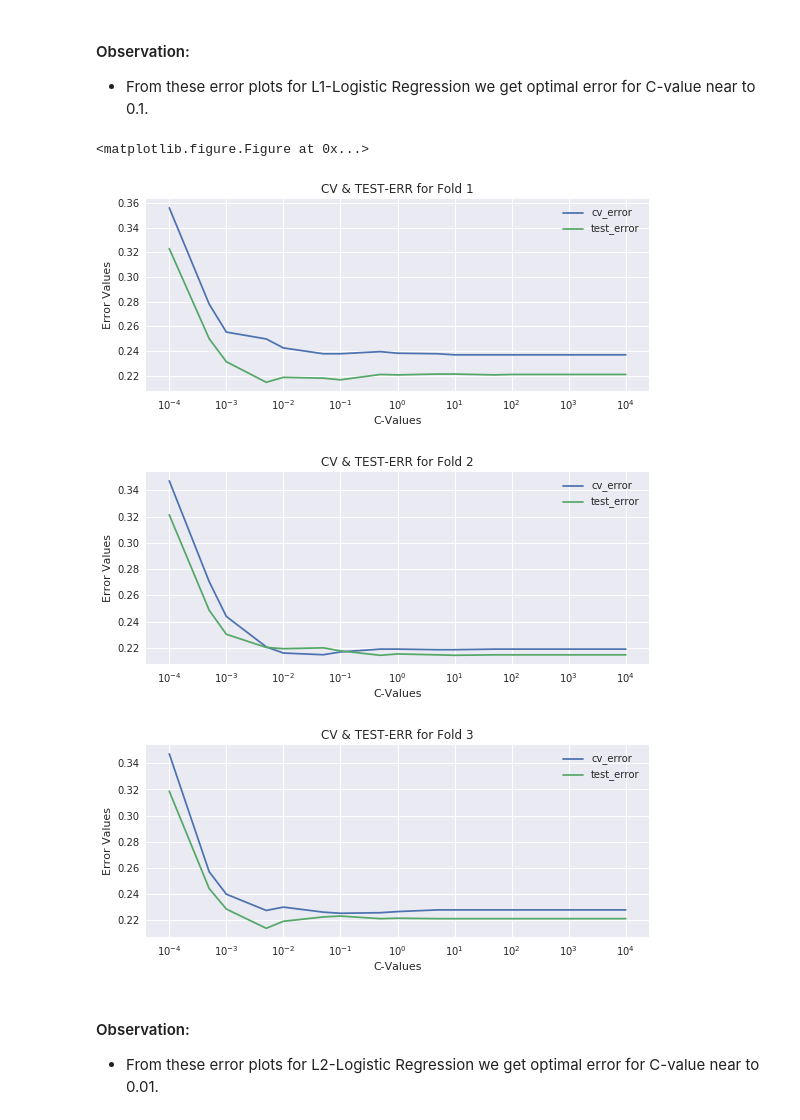
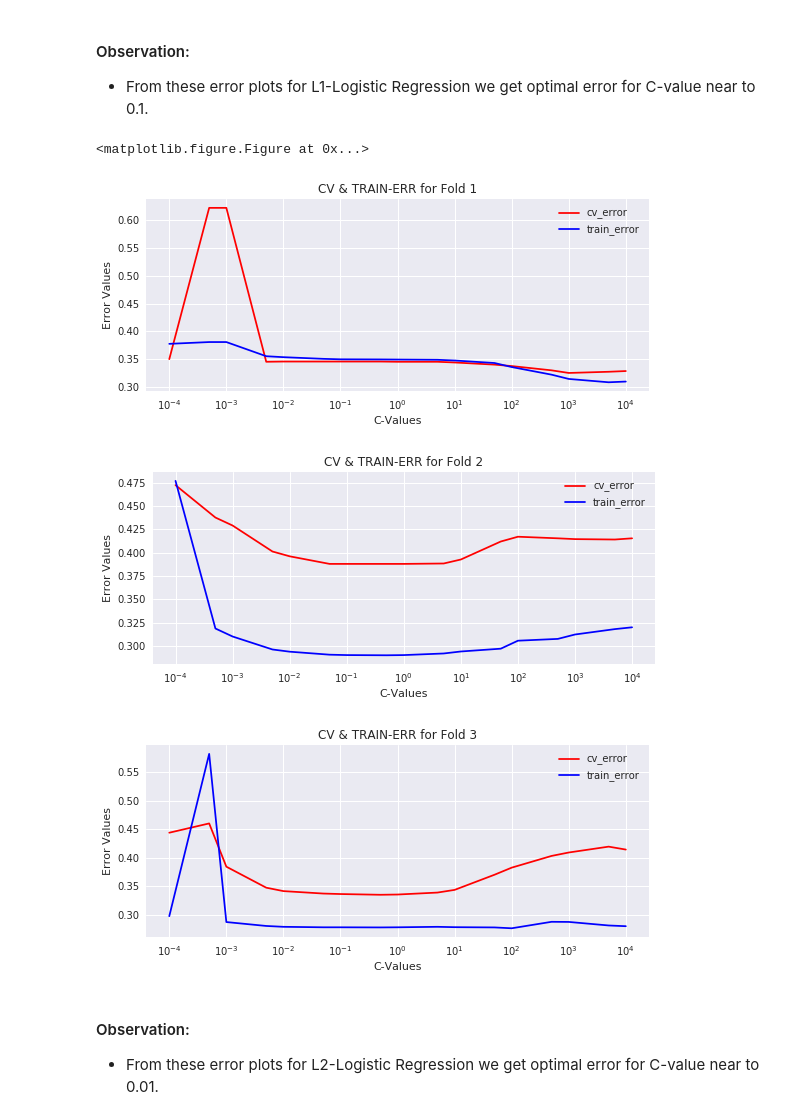
Before and after one commit to sradheya99/ML-Algorithms, a Jupyter notebook: 4.LogisticRegression/LogisticRegression_AZ.ipynb, the cells around one changed output. Cells and saved outputs as stored; diff of their text form; code cells hidden in the pictures.

```diff
--- a/4.LogisticRegression/LogisticRegression_AZ.ipynb
+++ b/4.LogisticRegression/LogisticRegression_AZ.ipynb
@@ -220,7 +239,8 @@ def lr_w2v(X, Y):
     return cv_err_l1, train_err_l1, cv_err_l2, train_err_l2, w_nonz
 # %%
 # applying logistic regression with both L1 and L2 normalization
-def lr_tfidf_w2v(X, Y):
+def lr_tfidf_w2v(X1, Y, raw_x):
+    X = np.array(X1)
     cv_err_l1 = []
     train_err_l1 = []
     cv_err_l2 = []
@@ -236,9 +256,9 @@ def lr_tfidf_w2v(X, Y):
                 lr_model = LogisticRegression(penalty = l, C = c, class_weight = 'balanced', n_jobs = -1)
 
                 w2v_model = gensim.models.Word2Vec(X[train], min_count=5, size=100, workers=-1)
-                tf_idf_vect.fit(sorted_data.CleanedText[:100000].iloc[train].values)
-                train_vect = tfidf_w2v(X[train], w2v_model)
-                cv_vect = tfidf_w2v(X[cv], w2v_model)
+                tfidf_dict = tf_idf_vect.fit_transform(raw_x[train])
+                train_vect = tfidf_w2v(X1[cv.shape[0]:], w2v_model, tfidf_dict)
+                cv_vect = tfidf_w2v(X1[:cv.shape[0]], w2v_model, tfidf_dict)
 
                 train_vect = np.nan_to_num(train_vect)
                 cv_vect = np.nan_to_num(cv_vect)
@@ -1515,4 +1523,5 @@ def tfidf_w2v(data, model):
 # %% [markdown]
 ### [A.] Both L1 and L2 Normalized Logistic Regression
 # %%
-train_x, test_x, train_y, test_y = data_split(list_of_sent[:100000], score[:100000])
+train_x, test_x, train_y, test_y, raw_x, raw_y = train_test_split(list_of_sent[:100000], score[:100000], sorted_data.CleanedText[:100000].values,
+                                                                 test_size=0.3, shuffle=False)
@@ -1521,11 +1528,11 @@ NameError: name 'data_split' is not defined
 # %%
 # applying L1 & L2 Logistic Regression
-cv_l1_tfidf_w2v, test_l1_tfidf_w2v, cv_l2_tfidf_w2v, test_l2_tfidf_w2v, w_nonz = lr_tfidf_w2v(np.array(train_x), train_y)
+cv_l1_tfidf_w2v, train_l1_tfidf_w2v, cv_l2_tfidf_w2v, train_l2_tfidf_w2v, w_nonz = lr_tfidf_w2v(train_x, train_y, raw_x)
 # %%
 cv_l1_tfidf_wv = np.reshape(cv_l1_tfidf_w2v,(3, 17))
-test_l1_tfidf_wv = np.reshape(test_l1_tfidf_w2v,(3, 17))
+train_l1_tfidf_wv = np.reshape(train_l1_tfidf_w2v,(3, 17))
 cv_l2_tfidf_wv = np.reshape(cv_l2_tfidf_w2v,(3, 17))
-test_l2_tfidf_wv = np.reshape(test_l2_tfidf_w2v,(3, 17))
+train_l2_tfidf_wv = np.reshape(train_l2_tfidf_w2v,(3, 17))
 # %%
 # checking sparsity over different C for L1
 c_val = [0.0001,0.0005,0.001,0.005,0.01,0.05,0.1,0.5,1.0,5.0,10.0,50.0,100.0,500.0,1000.0,5000.0,10000.0]
@@ -1570,12 +1577,12 @@ error_comparision(cv_l1_tfidf_wv, test_l1_tfidf_wv)
 * From these error plots for L1-Logistic Regression we get optimal error for C-value near to 0.1.
 # %%
 # cv error and test error for L2 regularization
-error_comparision(cv_l2_tfidf_wv, test_l2_tfidf_wv)
+error_comparision(cv_l2_tfidf_wv, train_l2_tfidf_wv)
 # %% [output]
 <matplotlib.figure.Figure at 0x...>
-[figure, old version]
+[figure, new version]
-[figure, old version]
+[figure, new version]
-[figure, old version]
+[figure, new version]
 # %% [markdown]
 #### Observation:
 * From these error plots for L2-Logistic Regression we get optimal error for C-value near to 0.01.
```
Also changed, not shown: parts of 21 cells of this notebook, 1 other file.
